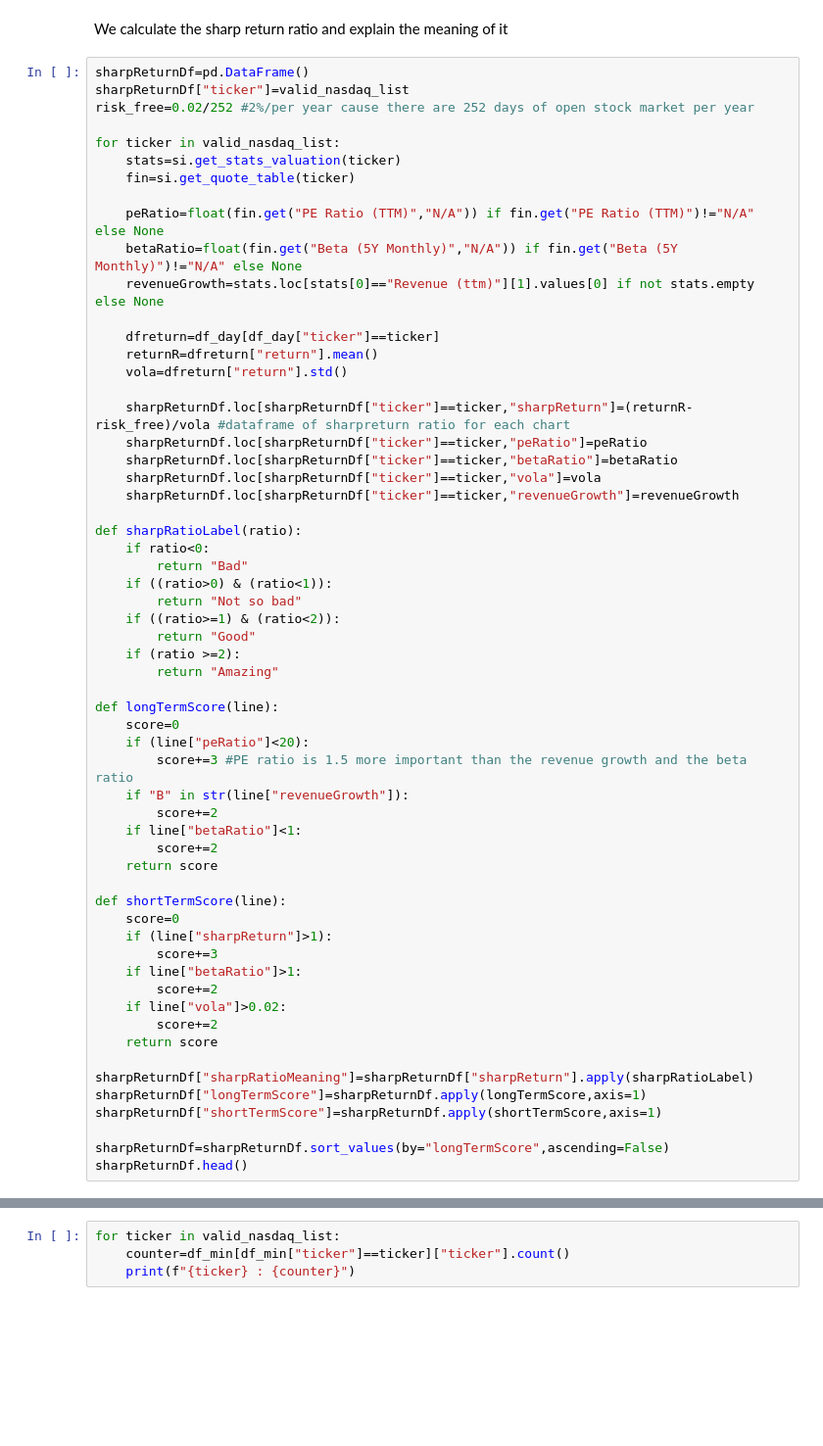
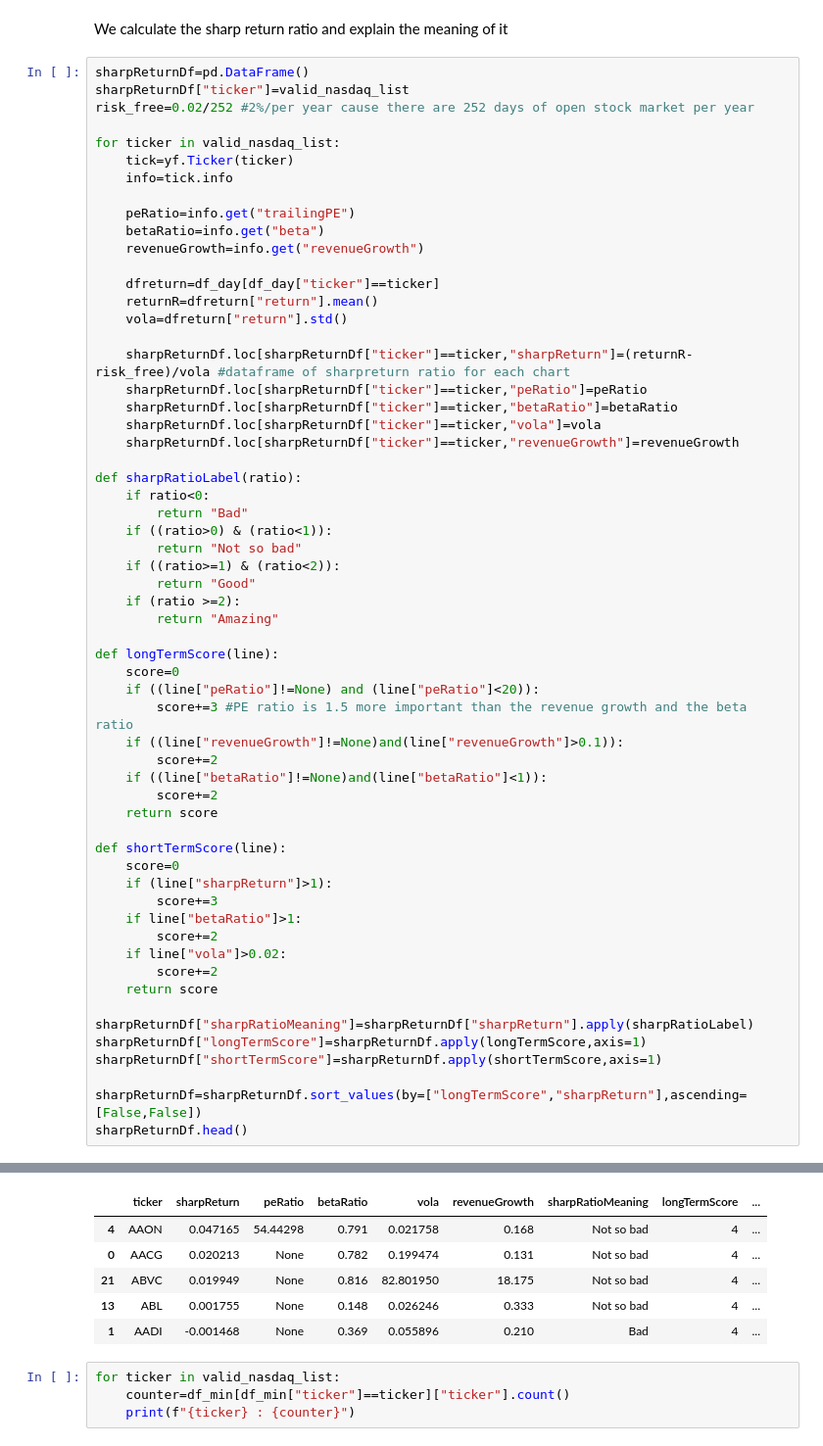
Before and after one commit to AugustinSamier/BigDataFrameworks, a Jupyter notebook: Project.ipynb, the cells around one changed output, grey strips where cells are left out. Shown at 98% size. Saved outputs shown, nothing was run; the diff lists cells and outputs as text; blank space fills up the shorter version.

```diff
--- a/Project.ipynb
+++ b/Project.ipynb
@@ -110,12 +110,12 @@ sharpReturnDf["ticker"]=valid_nasdaq_list
 risk_free=0.02/252 #2%/per year cause there are 252 days of open stock market per year
 
 for ticker in valid_nasdaq_list:
-    stats=si.get_stats_valuation(ticker)
-    fin=si.get_quote_table(ticker)
+    tick=yf.Ticker(ticker)
+    info=tick.info
 
-    peRatio=float(fin.get("PE Ratio (TTM)","N/A")) if fin.get("PE Ratio (TTM)")!="N/A" else None
-    betaRatio=float(fin.get("Beta (5Y Monthly)","N/A")) if fin.get("Beta (5Y Monthly)")!="N/A" else None
-    revenueGrowth=stats.loc[stats[0]=="Revenue (ttm)"][1].values[0] if not stats.empty else None
+    peRatio=info.get("trailingPE")
+    betaRatio=info.get("beta")
+    revenueGrowth=info.get("revenueGrowth")
 
     dfreturn=df_day[df_day["ticker"]==ticker]
     returnR=dfreturn["return"].mean()
@@ -139,11 +139,11 @@ def sharpRatioLabel(ratio):
 
 def longTermScore(line):
     score=0
-    if (line["peRatio"]<20):
+    if ((line["peRatio"]!=None) and (line["peRatio"]<20)):
         score+=3 #PE ratio is 1.5 more important than the revenue growth and the beta ratio
-    if "B" in str(line["revenueGrowth"]):
+    if ((line["revenueGrowth"]!=None)and(line["revenueGrowth"]>0.1)):
         score+=2
-    if line["betaRatio"]<1:
+    if ((line["betaRatio"]!=None)and(line["betaRatio"]<1)):
         score+=2
     return score
 
@@ -161,6 +161,6 @@ sharpReturnDf["sharpRatioMeaning"]=sharpReturnDf["sharpReturn"].apply(sharpRatio
 sharpReturnDf["longTermScore"]=sharpReturnDf.apply(longTermScore,axis=1)
 sharpReturnDf["shortTermScore"]=sharpReturnDf.apply(shortTermScore,axis=1)
 
-sharpReturnDf=sharpReturnDf.sort_values(by="longTermScore",ascending=False)
+sharpReturnDf=sharpReturnDf.sort_values(by=["longTermScore","sharpReturn"],ascending=[False,False])
 sharpReturnDf.head()
 # %% [output]
@@ -172,3 +167,9 @@ AttributeError: 'DataFrame' object has no attribute 'append'
+|  | ticker | sharpReturn | peRatio | betaRatio | vola | revenueGrowth | sharpRatioMeaning | longTermScore | ... |
+| 4 | AAON | 0.047165 | 54.44298 | 0.791 | 0.021758 | 0.168 | Not so bad | 4 | ... |
+| 0 | AACG | 0.020213 | None | 0.782 | 0.199474 | 0.131 | Not so bad | 4 | ... |
+| 21 | ABVC | 0.019949 | None | 0.816 | 82.801950 | 18.175 | Not so bad | 4 | ... |
+| 13 | ABL | 0.001755 | None | 0.148 | 0.026246 | 0.333 | Not so bad | 4 | ... |
+| 1 | AADI | -0.001468 | None | 0.369 | 0.055896 | 0.210 | Bad | 4 | ... |
 # %%
 for ticker in valid_nasdaq_list:
     counter=df_min[df_min["ticker"]==ticker]["ticker"].count()
```
Also changed, not shown: parts of 8 cells of this notebook.
